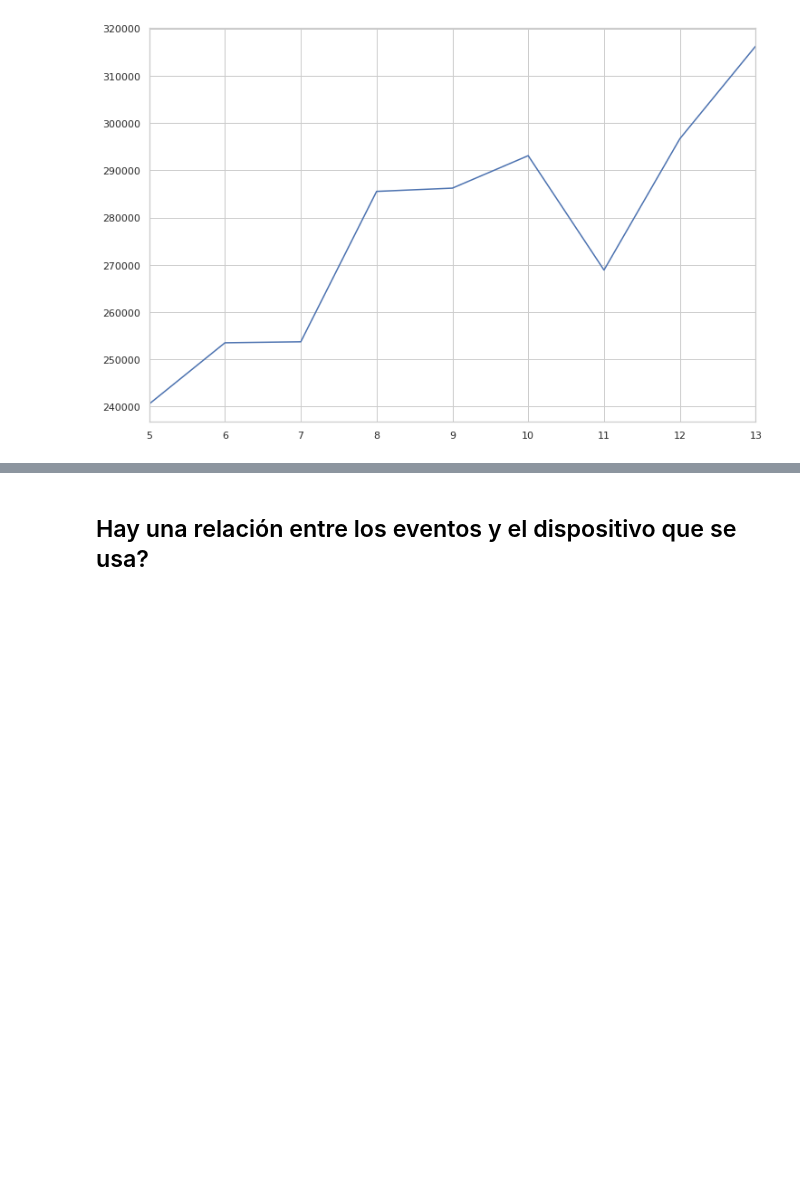
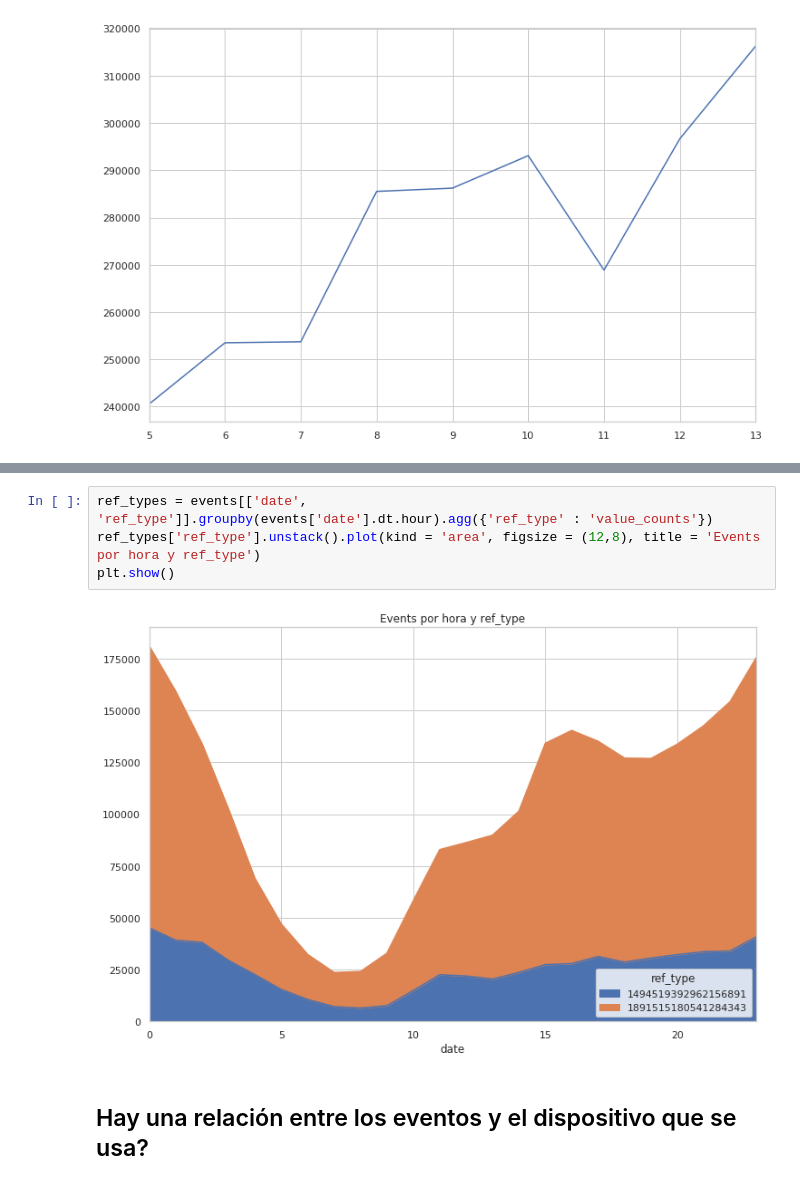
Before and after one commit to shizus/7506-1c2019, a Jupyter notebook: scripts/events.ipynb, the cells around one changed output, grey strips where cells are left out. Cells and saved outputs as stored; diff of their text form; blank space fills up the shorter version.

```diff
--- a/scripts/events.ipynb
+++ b/scripts/events.ipynb
@@ -776,3 +781,9 @@ plt.show()
+# %%
+ref_types = events[['date', 'ref_type']].groupby(events['date'].dt.hour).agg({'ref_type' : 'value_counts'})
+ref_types['ref_type'].unstack().plot(kind = 'area', figsize = (12,8), title = 'Events por hora y ref_type')
+plt.show()
+# %% [output]
+[figure, added]
 # %% [markdown]
 ## Hay una relación entre los eventos y el dispositivo que se usa?
 # %%
```
Also changed, not shown: parts of 1 cell of this notebook.
